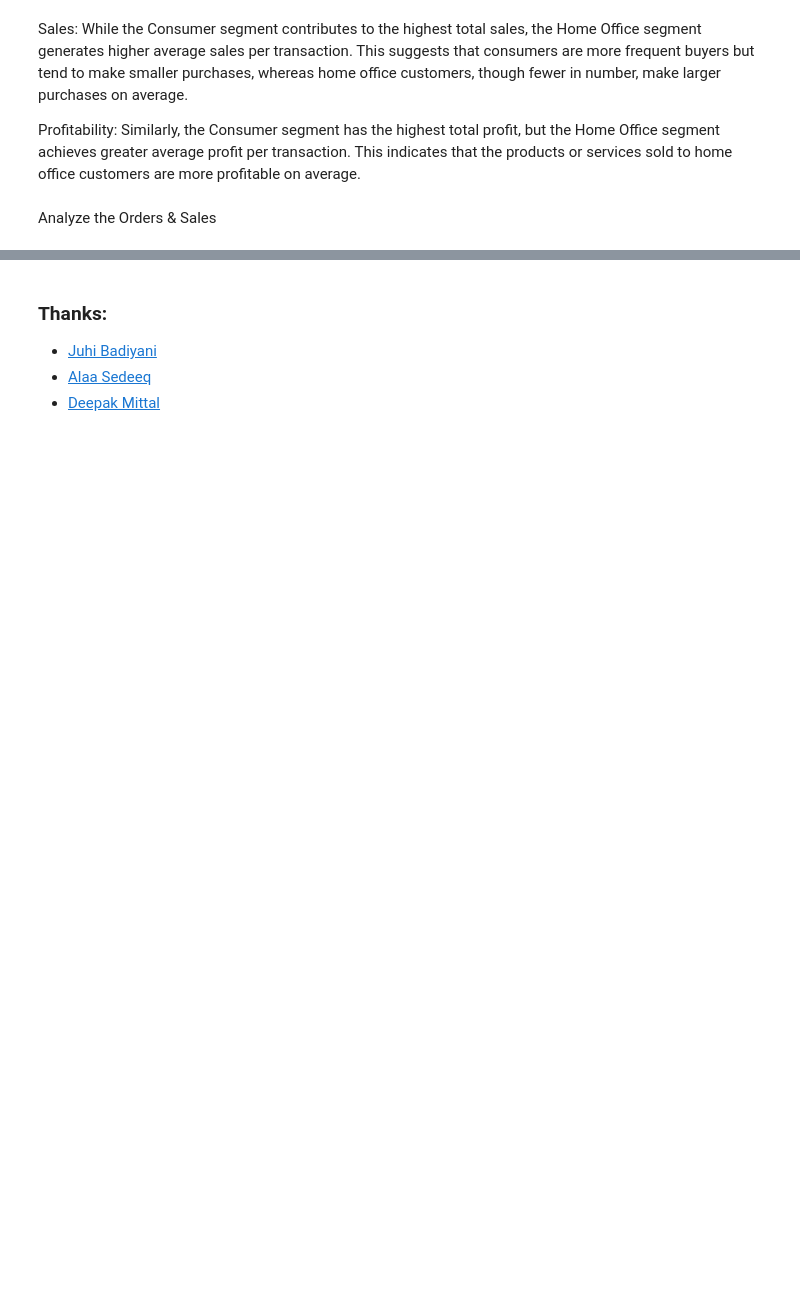
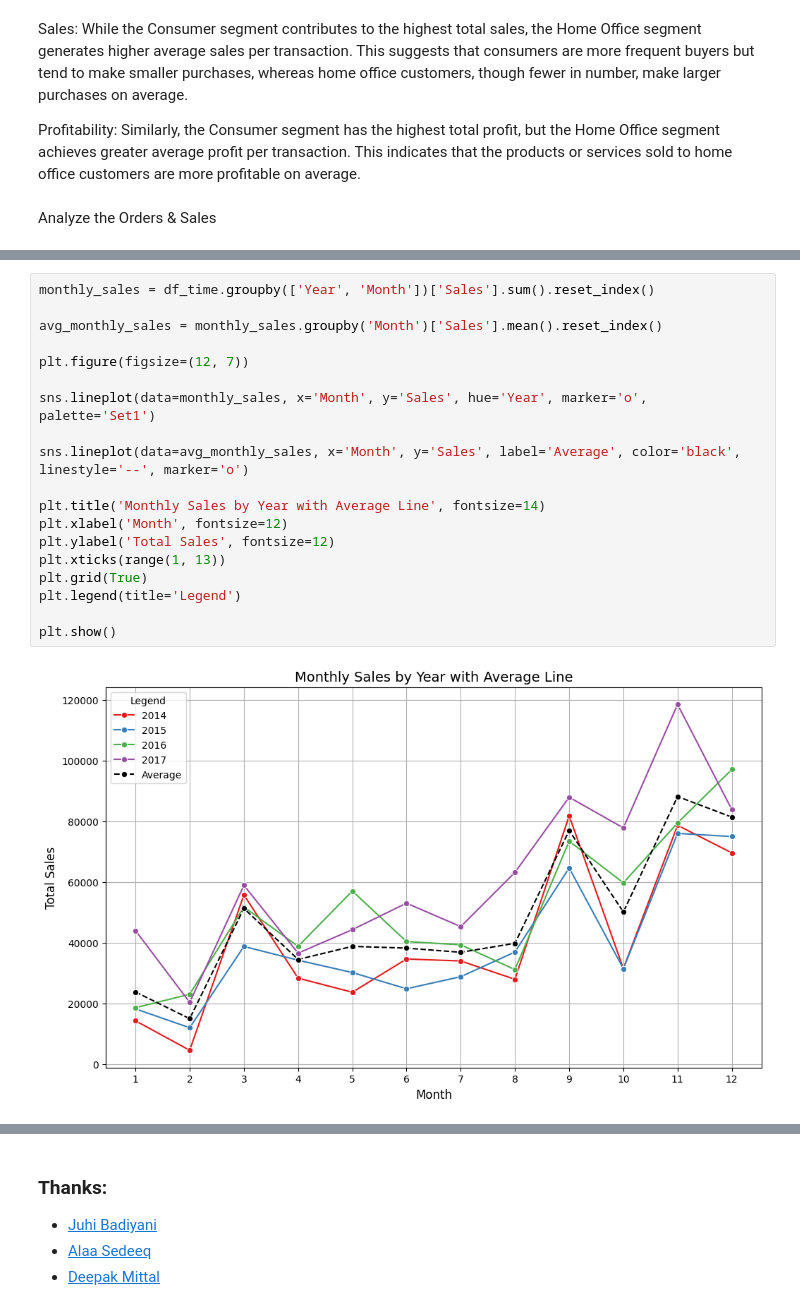
Before and after one commit to pouyaneh/Superstore-Sales, a Jupyter notebook: code.ipynb, the cells around one changed output, grey strips where cells are left out. Cells and saved outputs as stored; diff of their text form; blank space fills up the shorter version.

```diff
--- a/code.ipynb
+++ b/code.ipynb
@@ -432,0 +452,21 @@ Analyze the Orders & Sales
+# %%
+monthly_sales = df_time.groupby(['Year', 'Month'])['Sales'].sum().reset_index()
+
+avg_monthly_sales = monthly_sales.groupby('Month')['Sales'].mean().reset_index()
+
+plt.figure(figsize=(12, 7))
+
+sns.lineplot(data=monthly_sales, x='Month', y='Sales', hue='Year', marker='o', palette='Set1')
+
+sns.lineplot(data=avg_monthly_sales, x='Month', y='Sales', label='Average', color='black', linestyle='--', marker='o')
+
+plt.title('Monthly Sales by Year with Average Line', fontsize=14)
+plt.xlabel('Month', fontsize=12)
+plt.ylabel('Total Sales', fontsize=12)
+plt.xticks(range(1, 13))
+plt.grid(True)
+plt.legend(title='Legend')
+
+plt.show()
+# %% [output]
+[figure, added]
```
Also changed, not shown: parts of 5 cells of this notebook.
